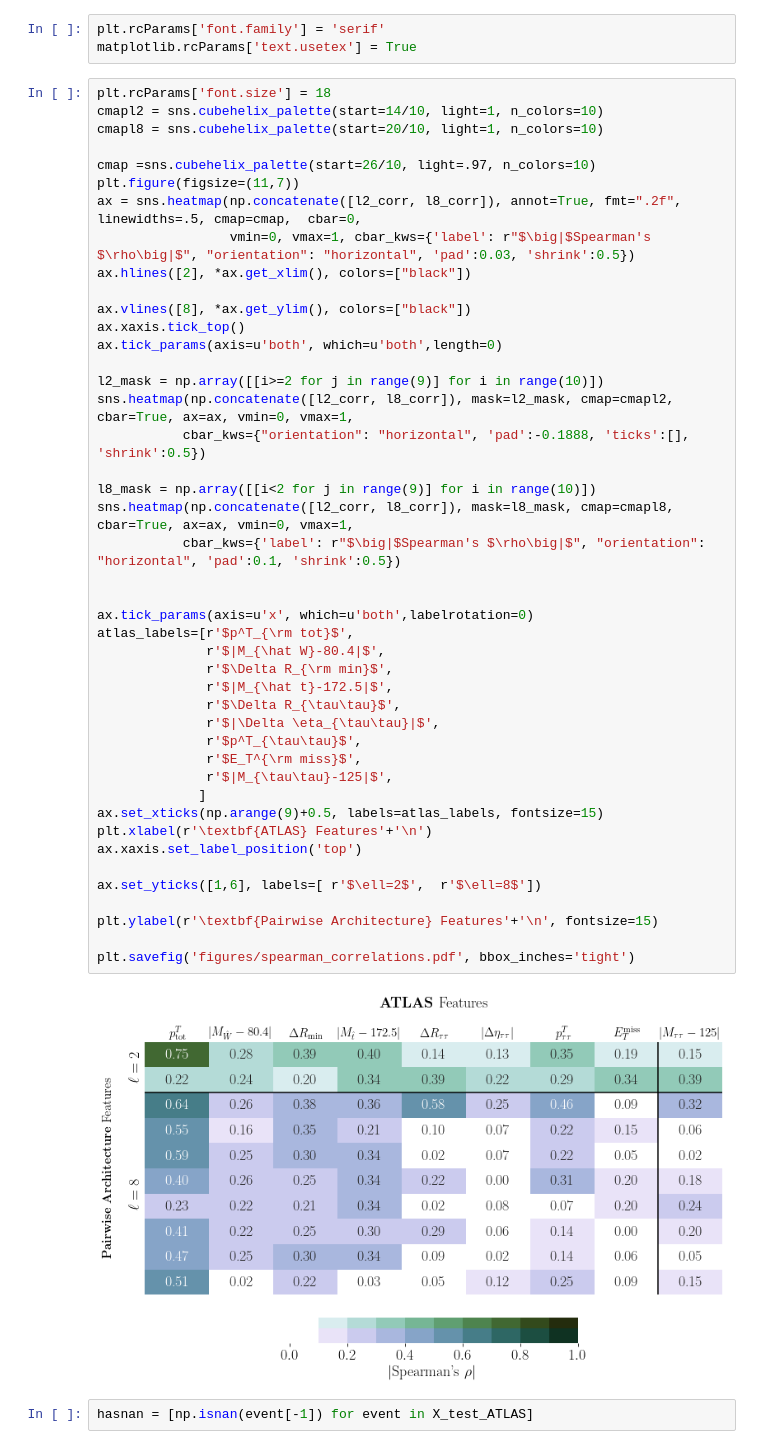
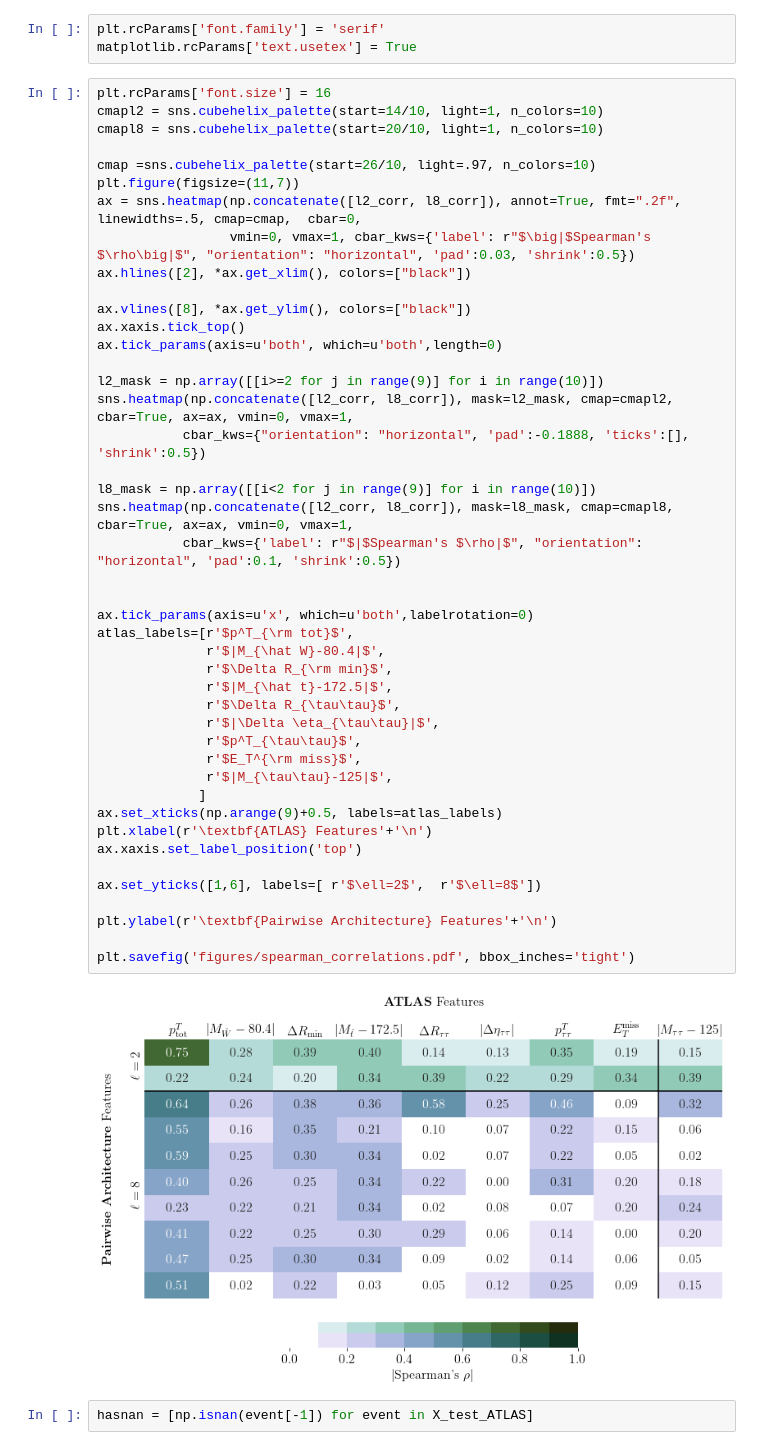
Before and after one commit to DelonShen/classifying-collider-events-with-point-clouds, a Jupyter notebook: paper_code/spearman_rank_analysis.ipynb, the cells around one changed output. Drawn from its saved outputs; the diff is of its cells as text.

Commit message:
started fixing up the mtt figures for the paper

```diff
--- a/paper_code/spearman_rank_analysis.ipynb
+++ b/paper_code/spearman_rank_analysis.ipynb
@@ -130,7 +130,7 @@ import seaborn as sns
 plt.rcParams['font.family'] = 'serif'
 matplotlib.rcParams['text.usetex'] = True
 # %%
-plt.rcParams['font.size'] = 18
+plt.rcParams['font.size'] = 16
 cmapl2 = sns.cubehelix_palette(start=14/10, light=1, n_colors=10)
 cmapl8 = sns.cubehelix_palette(start=20/10, light=1, n_colors=10)
 
@@ -144,37 +144,37 @@ ax.vlines([8], *ax.get_ylim(), colors=["black"])
 ax.xaxis.tick_top()
 ax.tick_params(axis=u'both', which=u'both',length=0)
 
 l2_mask = np.array([[i>=2 for j in range(9)] for i in range(10)])
 sns.heatmap(np.concatenate([l2_corr, l8_corr]), mask=l2_mask, cmap=cmapl2, cbar=True, ax=ax, vmin=0, vmax=1,
            cbar_kws={"orientation": "horizontal", 'pad':-0.1888, 'ticks':[], 'shrink':0.5})
 
 l8_mask = np.array([[i<2 for j in range(9)] for i in range(10)])
 sns.heatmap(np.concatenate([l2_corr, l8_corr]), mask=l8_mask, cmap=cmapl8, cbar=True, ax=ax, vmin=0, vmax=1,
-           cbar_kws={'label': r"$\big|$Spearman's $\rho\big|$", "orientation": "horizontal", 'pad':0.1, 'shrink':0.5})
+           cbar_kws={'label': r"$|$Spearman's $\rho|$", "orientation": "horizontal", 'pad':0.1, 'shrink':0.5})
 
 
 ax.tick_params(axis=u'x', which=u'both',labelrotation=0)
 atlas_labels=[r'$p^T_{\rm tot}$',
               r'$|M_{\hat W}-80.4|$',
               r'$\Delta R_{\rm min}$',
               r'$|M_{\hat t}-172.5|$',
               r'$\Delta R_{\tau\tau}$',
               r'$|\Delta \eta_{\tau\tau}|$',
               r'$p^T_{\tau\tau}$',
               r'$E_T^{\rm miss}$',
               r'$|M_{\tau\tau}-125|$',
              ]
-ax.set_xticks(np.arange(9)+0.5, labels=atlas_labels, fontsize=15)
+ax.set_xticks(np.arange(9)+0.5, labels=atlas_labels)
 plt.xlabel(r'\textbf{ATLAS} Features'+'\n')
 ax.xaxis.set_label_position('top')
 
 ax.set_yticks([1,6], labels=[ r'$\ell=2$',  r'$\ell=8$'])
 
-plt.ylabel(r'\textbf{Pairwise Architecture} Features'+'\n', fontsize=15)
+plt.ylabel(r'\textbf{Pairwise Architecture} Features'+'\n')
 
 plt.savefig('figures/spearman_correlations.pdf', bbox_inches='tight')
 # %% [output]
-[figure, old version]
+[figure, new version]
 # %%
 hasnan = [np.isnan(event[-1]) for event in X_test_ATLAS]
 # %%
```
Also changed, not shown: 9 other files.
